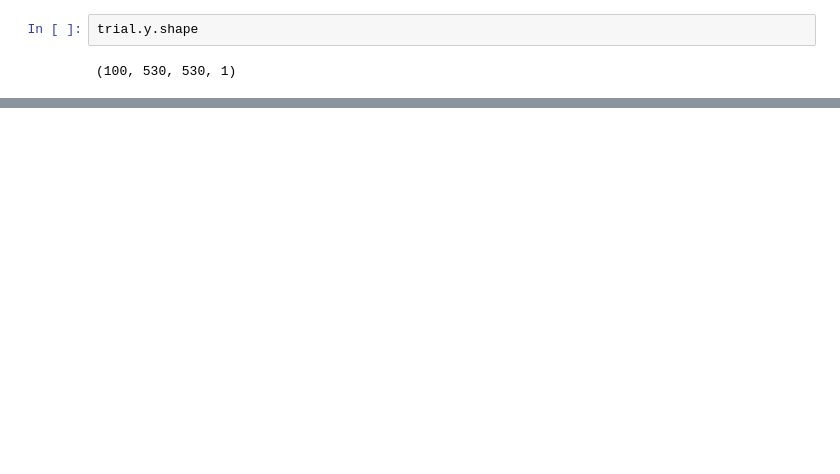
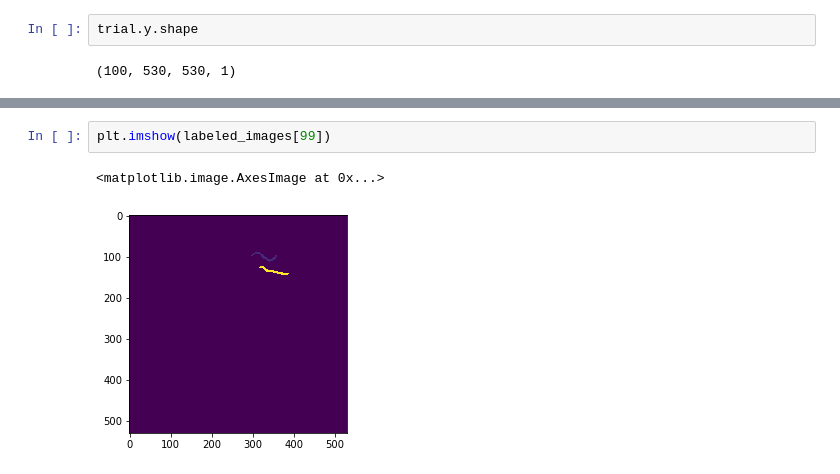
Before and after one commit to RosaryYao/msc_wormtracking, a Jupyter notebook: track_worms_2.ipynb, the cells around one changed output, grey strips where cells are left out. Drawn from its saved outputs; the diff is of its cells as text; blank space fills up the shorter version.

```diff
--- a/track_worms_2.ipynb
+++ b/track_worms_2.ipynb
@@ -572,0 +480,5 @@ Processing raw video.
+# %%
+plt.imshow(labeled_images[99])
+# %% [output]
+<matplotlib.image.AxesImage at 0x...>
+[figure, added]
```
Also changed, not shown: parts of 52 cells of this notebook, 7 other files.
